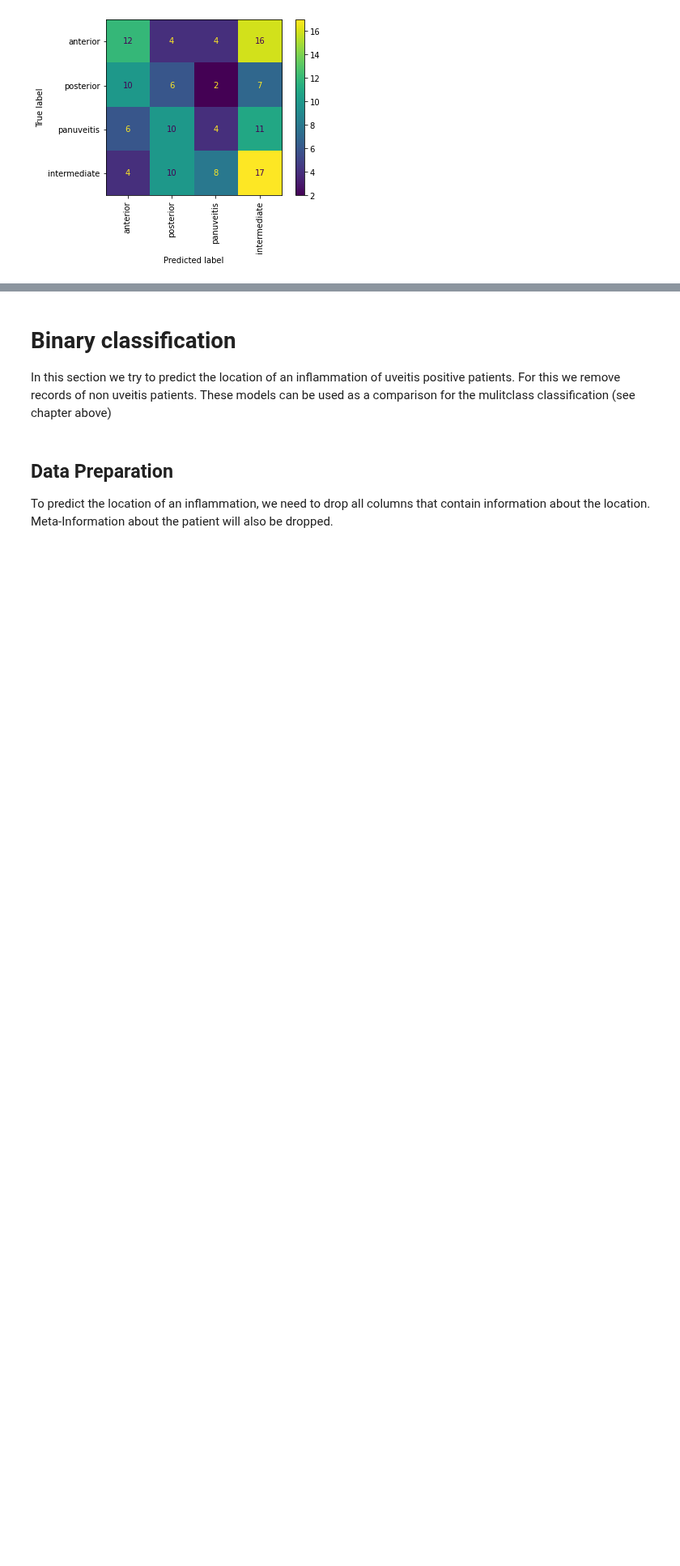
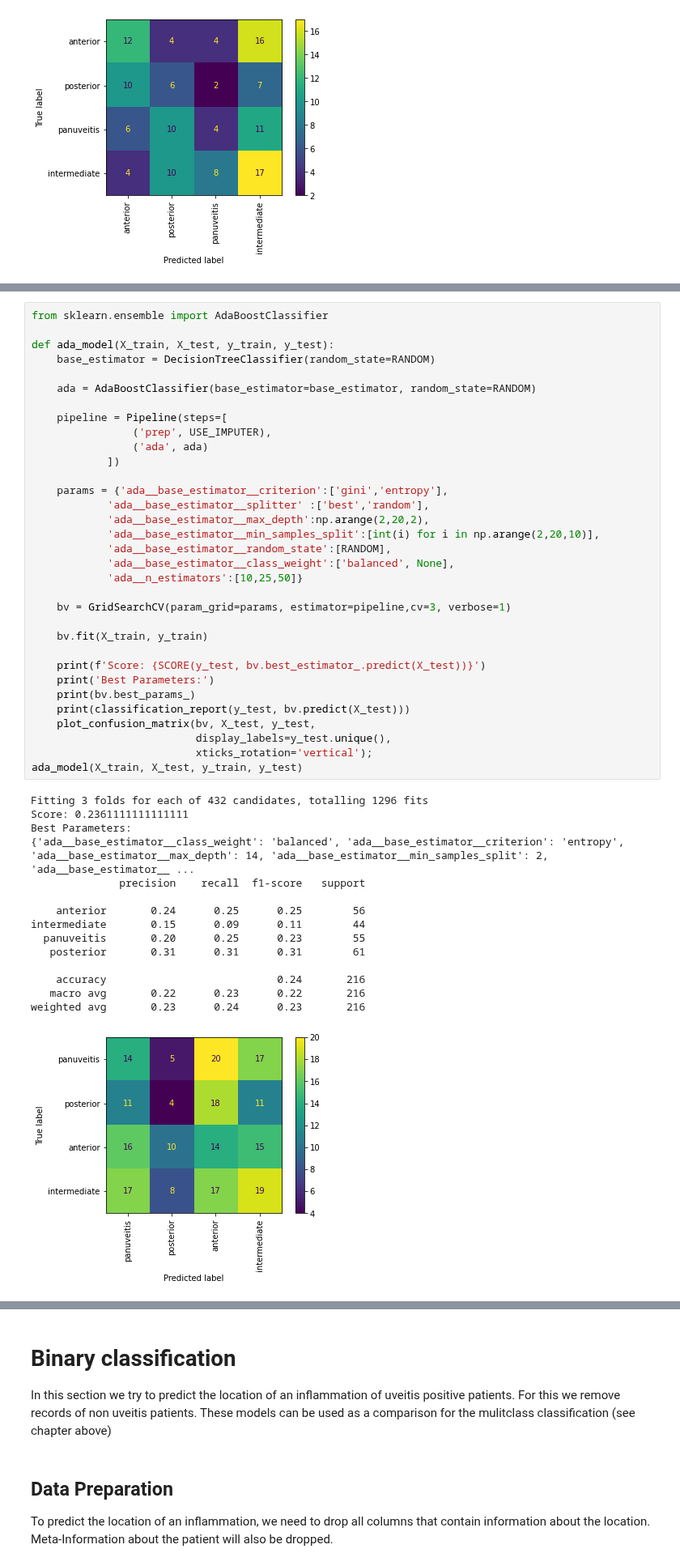
Before and after one commit to CrawTheOne/mirror_-fhnw_ds_fs2021_medical_challenge, a Jupyter notebook: machine_learning/location_classification.ipynb, the cells around one changed output, grey strips where cells are left out. Shown at 81% size. Saved outputs shown, nothing was run; the diff lists cells and outputs as text; blank space fills up the shorter version.

```diff
--- a/machine_learning/location_classification.ipynb
+++ b/machine_learning/location_classification.ipynb
@@ -638,0 +732,49 @@ weighted avg       0.29      0.30      0.29       131
+# %%
+from sklearn.ensemble import AdaBoostClassifier
+
+def ada_model(X_train, X_test, y_train, y_test):
+    base_estimator = DecisionTreeClassifier(random_state=RANDOM)
+
+    ada = AdaBoostClassifier(base_estimator=base_estimator, random_state=RANDOM)
+
+    pipeline = Pipeline(steps=[
+                ('prep', USE_IMPUTER),
+                ('ada', ada)
+            ])
+
+    params = {'ada__base_estimator__criterion':['gini','entropy'],
+            'ada__base_estimator__splitter' :['best','random'],
+            'ada__base_estimator__max_depth':np.arange(2,20,2),
+            'ada__base_estimator__min_samples_split':[int(i) for i in np.arange(2,20,10)],
+            'ada__base_estimator__random_state':[RANDOM],
+            'ada__base_estimator__class_weight':['balanced', None],
+            'ada__n_estimators':[10,25,50]}
+
+    bv = GridSearchCV(param_grid=params, estimator=pipeline,cv=3, verbose=1)
+
+    bv.fit(X_train, y_train)
+
+    print(f'Score: {SCORE(y_test, bv.best_estimator_.predict(X_test))}')
+    print('Best Parameters:')
+    print(bv.best_params_)
+    print(classification_report(y_test, bv.predict(X_test)))
+    plot_confusion_matrix(bv, X_test, y_test,
+                          display_labels=y_test.unique(),
+                          xticks_rotation='vertical');
+ada_model(X_train, X_test, y_train, y_test)
+# %% [output]
+Fitting 3 folds for each of 432 candidates, totalling 1296 fits
+Score: 0.2361111111111111
+Best Parameters:
+{'ada__base_estimator__class_weight': 'balanced', 'ada__base_estimator__criterion': 'entropy', 'ada__base_estimator__max_depth': 14, 'ada__base_estimator__min_samples_split': 2, 'ada__base_estimator__ ...
+              precision    recall  f1-score   support
+
+    anterior       0.24      0.25      0.25        56
+intermediate       0.15      0.09      0.11        44
+  panuveitis       0.20      0.25      0.23        55
+   posterior       0.31      0.31      0.31        61
+
+    accuracy                           0.24       216
+   macro avg       0.22      0.23      0.22       216
+weighted avg       0.23      0.24      0.23       216
+[figure, added]
```
Also changed, not shown: parts of 24 cells of this notebook.
